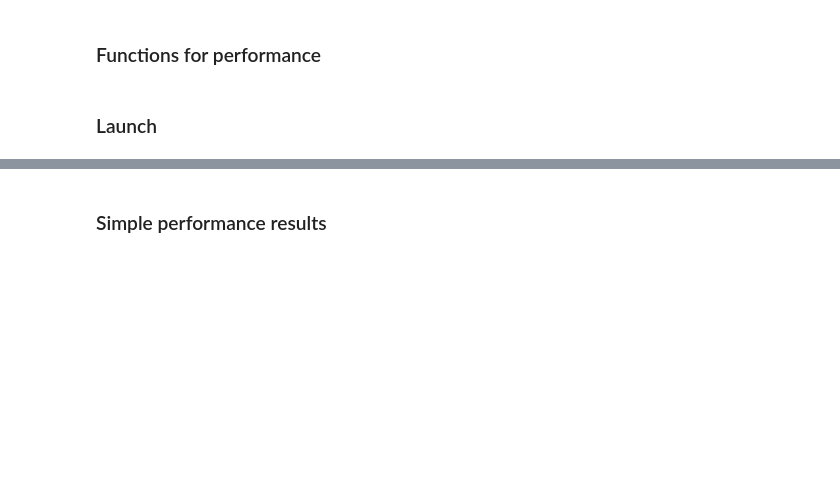
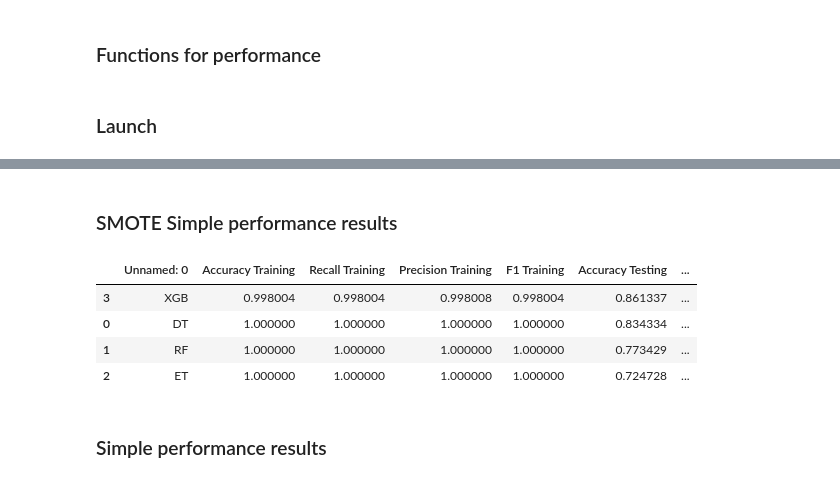
Before and after one commit to mcrayssac/CIC_IoT_Cyber_Attacks, a Jupyter notebook: example.ipynb, the cells around one changed output, grey strips where cells are left out. Saved outputs shown, nothing was run; the diff lists cells and outputs as text; code cells hidden in the pictures; blank space fills up the shorter version.

Commit message:
Added SMOTE and updated feature selection

```diff
--- a/example.ipynb
+++ b/example.ipynb
@@ -289,3 +317,13 @@ print(complexPerformance.head(20))
+# %% [markdown]
+### SMOTE Simple performance results
+# %%
+pd.read_csv('.\\Models\\PERFORMANCE\\smote_simplePerformance.csv').sort_values(by=['Accuracy Testing', 'Recall Testing', 'Precision Testing', 'F1 Testing'], ascending=False).head(20)
+# %% [output]
+|  | Unnamed: 0 | Accuracy Training | Recall Training | Precision Training | F1 Training | Accuracy Testing | ... |
+| 3 | XGB | 0.998004 | 0.998004 | 0.998008 | 0.998004 | 0.861337 | ... |
+| 0 | DT | 1.000000 | 1.000000 | 1.000000 | 1.000000 | 0.834334 | ... |
+| 1 | RF | 1.000000 | 1.000000 | 1.000000 | 1.000000 | 0.773429 | ... |
+| 2 | ET | 1.000000 | 1.000000 | 1.000000 | 1.000000 | 0.724728 | ... |
 # %% [markdown]
 ### Simple performance results
 # %%
```
Also changed, not shown: parts of 8 cells of this notebook, 1 other file.
